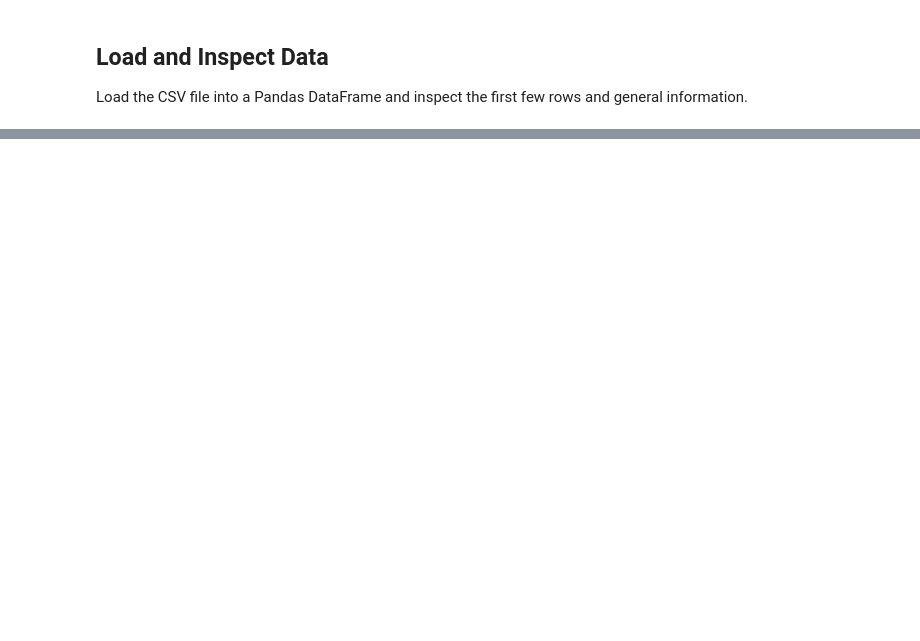
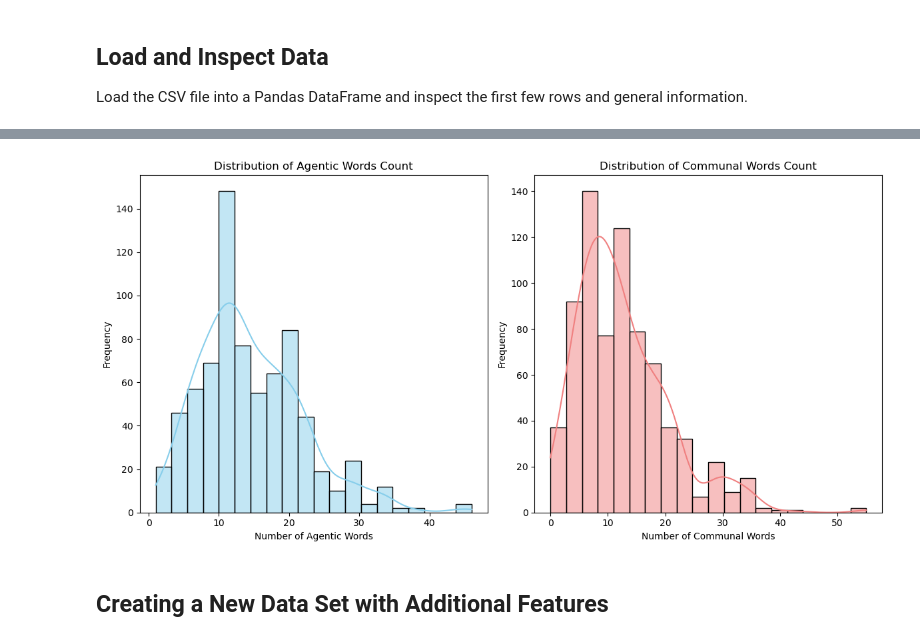
Before and after one commit to AnalysisKris/Finley_Capstone, a Jupyter notebook: data_cleaning.ipynb, the cells around one changed output, grey strips where cells are left out. Saved outputs shown, nothing was run; the diff lists cells and outputs as text; code cells hidden in the pictures; blank space fills up the shorter version.

```diff
--- a/data_cleaning.ipynb
+++ b/data_cleaning.ipynb
@@ -219,0 +46,6 @@ print(df.info())
+# %%
+# Load the CSV file into a Pandas DataFrame
+df = pd.read_csv('eda_data.csv')
+
+# Inspect the data
+print(df.head())
@@ -219,0 +241,22 @@ print(df.info())
+# %%
+# Plot histogram for agentic words count
+plt.figure(figsize=(12, 6))
+plt.subplot(1, 2, 1)
+sns.histplot(df['Agentic_Count'], bins=20, kde=True, color='skyblue')
+plt.title('Distribution of Agentic Words Count')
+plt.xlabel('Number of Agentic Words')
+plt.ylabel('Frequency')
+
+# Plot histogram for communal words count
+plt.subplot(1, 2, 2)
+sns.histplot(df['Communal_Count'], bins=20, kde=True, color='lightcoral')
+plt.title('Distribution of Communal Words Count')
+plt.xlabel('Number of Communal Words')
+plt.ylabel('Frequency')
+
+plt.tight_layout()
+plt.show()
+# %% [output]
+[figure, added]
+# %% [markdown]
+##  Creating a New Data Set with Additional Features
```
Also changed, not shown: parts of 41 cells of this notebook, 52 other files.
